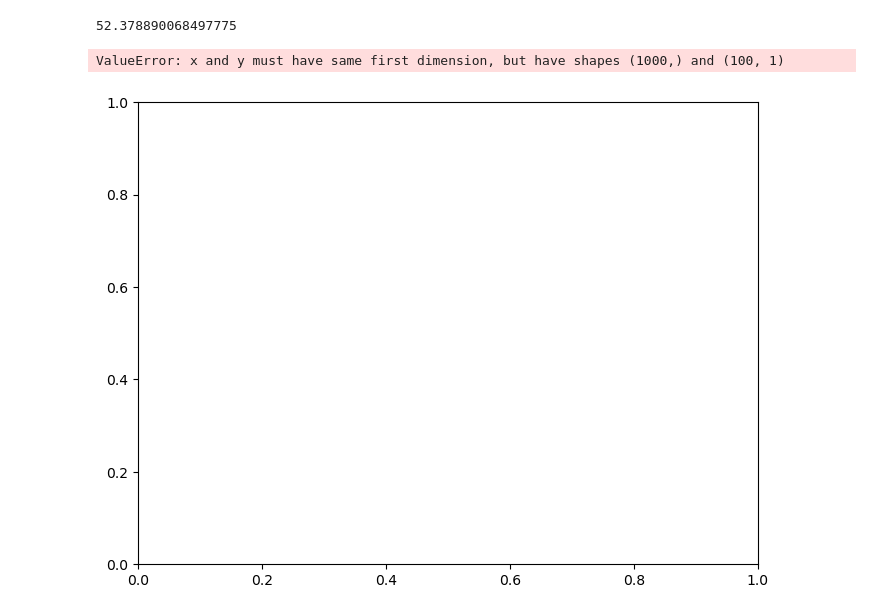
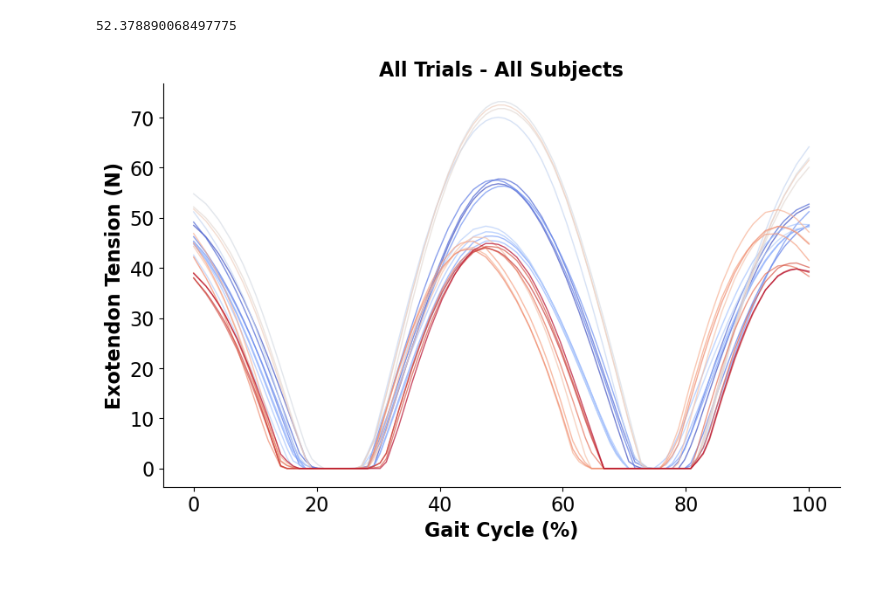
Before and after one commit to stingjp/muscleEnergyModel, a Jupyter notebook: exotendonTensionPlotting.ipynb, the cells around one changed output. Saved outputs shown, nothing was run; the diff lists cells and outputs as text; code cells hidden in the pictures; blank space fills up the shorter version.

Commit message:
Updated scripts as we were exploring some things and plotting tensions for paper revisions.

```diff
--- a/exotendonTensionPlotting.ipynb
+++ b/exotendonTensionPlotting.ipynb
@@ -89,14 +89,19 @@ print(np.max(mean_tension))
 52.378890068497775
 # %%
 # now create a plot that plots all the lines from all the subjects and all the trials
-plt.figure(figsize=(8,6))
-for subject in exoSubjectTensions.keys():
-    plt.plot(time, exoSubjectTensions[subject], label=subject, linewidth=2)
-plt.xlabel('Time (s)')
-plt.ylabel('Exotendon Tension (N)')
-plt.title('Exotendon Tension Over Time for All Subjects')
-plt.legend()
+plt.figure(figsize=(10,6))
+num_trials = len(exoTensions_allsubjects_trials.keys())
+colors = plt.cm.coolwarm(np.linspace(0, 1, num_trials))
+for idx, trial in enumerate(exoTensions_allsubjects_trials.keys()):
+    trial_time = np.linspace(0, 100, len(exoTensions_allsubjects_trials[trial]))
+    plt.plot(trial_time, exoTensions_allsubjects_trials[trial], alpha=0.7, linewidth=1, color=colors[idx])
+plt.xlabel('Gait Cycle (%)', fontweight='bold', fontsize=16)
+plt.ylabel('Exotendon Tension (N)', fontweight='bold', fontsize=16)
+plt.xticks(fontsize=16)
+plt.yticks(fontsize=16)
+plt.title('All Trials - All Subjects', fontweight='bold', fontsize=16)
+plt.gca().spines['top'].set_visible(False)
+plt.gca().spines['right'].set_visible(False)
 plt.show()
 # %% [output]
-ValueError: x and y must have same first dimension, but have shapes (1000,) and (100, 1)
-[figure, old version]
+[figure, new version]
```
Also changed, not shown: parts of 1 cell of this notebook, 3 other files.
